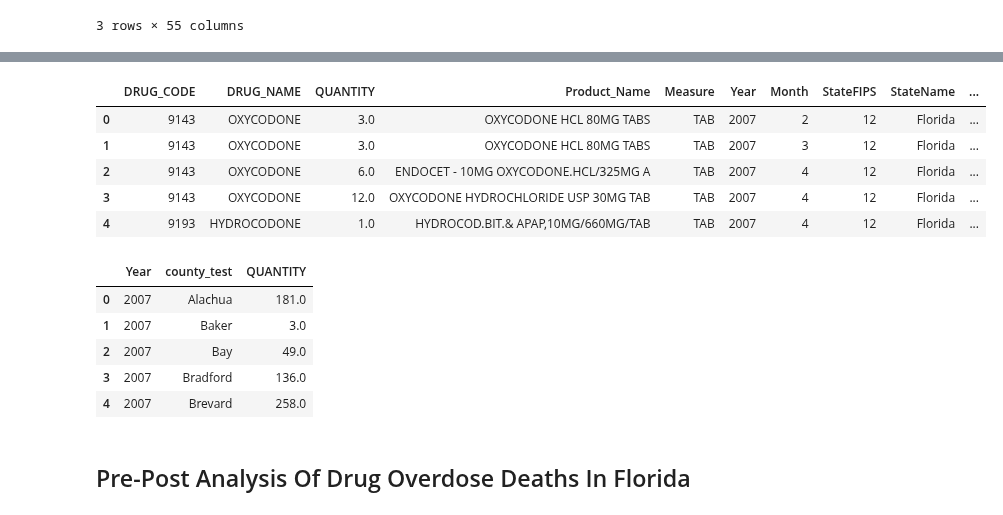
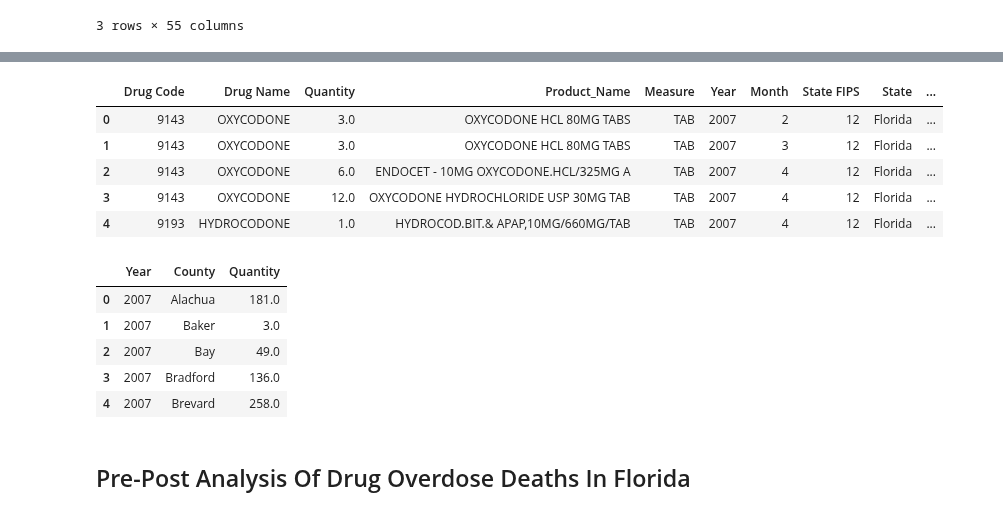
Before and after one commit to abzdel/Opioid-Analysis, a Jupyter notebook: Florida Diff-in-Diff Overdose Deaths.ipynb, the cells around one changed output, grey strips where cells are left out. Cells and saved outputs as stored; diff of their text form; code cells hidden in the pictures.

```diff
--- a/Florida Diff-in-Diff Overdose Deaths.ipynb
+++ b/Florida Diff-in-Diff Overdose Deaths.ipynb
@@ -61,11 +74,30 @@ prescriptions_reduced.head(5)
 prescriptions_reduced_copy = prescriptions_reduced.copy()
 
 prescriptions_reduced_copy["Year"] = prescriptions_reduced_copy["Year"].astype("int64")
-prescriptions_reduced_copy["DRUG_CODE"] = prescriptions_reduced_copy["DRUG_CODE"].astype("int64")
-prescriptions_reduced_copy["Month"] = prescriptions_reduced_copy["Month"].astype("int64")
-prescriptions_reduced_copy["Population"] = prescriptions_reduced_copy["Population"].astype("int64")
+prescriptions_reduced_copy["DRUG_CODE"] = prescriptions_reduced_copy[
+    "DRUG_CODE"
+].astype("int64")
+prescriptions_reduced_copy["Month"] = prescriptions_reduced_copy["Month"].astype(
+    "int64"
+)
+prescriptions_reduced_copy["Population"] = prescriptions_reduced_copy[
+    "Population"
+].astype("int64")
 
-prescriptions_reduced_copy.rename(columns = {"DRUG_CODE":"Drug Code","DRUG_NAME":"Drug Name","QUANTITY":"Quantity","StateFIPS":"State FIPS","StateName":"State Name","CountyFIPS":"County FIPS","state_abbrev":"State Abbreviation","FIP_unique":"FIPS_Unique","county_test":"County"},inplace=True)
+prescriptions_reduced_copy.rename(
+    columns={
+        "DRUG_CODE": "Drug Code",
+        "DRUG_NAME": "Drug Name",
+        "QUANTITY": "Quantity",
+        "StateFIPS": "State FIPS",
+        "StateName": "State",
+        "CountyFIPS": "County FIPS",
+        "state_abbrev": "State Abbreviation",
+        "FIP_unique": "FIPS_Unique",
+        "county_test": "County",
+    },
+    inplace=True,
+)
 # %%
 prescriptions_reduced_copy.head(3)
 # %% [output]
@@ -76,11 +108,13 @@ prescriptions_reduced_copy.head(3)
 # %%
 # creating a dataset that has all the drug prescriptions in the state of Florida
 
-florida_prescriptions = prescriptions_reduced_copy[prescriptions_reduced_copy["StateName"]=="Florida"]
+florida_prescriptions = prescriptions_reduced_copy[
+    prescriptions_reduced_copy["State"] == "Florida"
+]
 
 florida_prescriptions.head()
 # %% [output]
-|  | DRUG_CODE | DRUG_NAME | QUANTITY | Product_Name | Measure | Year | Month | StateFIPS | StateName | ... |
+|  | Drug Code | Drug Name | Quantity | Product_Name | Measure | Year | Month | State FIPS | State | ... |
 | 0 | 9143 | OXYCODONE | 3.0 | OXYCODONE HCL 80MG TABS | TAB | 2007 | 2 | 12 | Florida | ... |
 | 1 | 9143 | OXYCODONE | 3.0 | OXYCODONE HCL 80MG TABS | TAB | 2007 | 3 | 12 | Florida | ... |
 | 2 | 9143 | OXYCODONE | 6.0 | ENDOCET - 10MG OXYCODONE.HCL/325MG A | TAB | 2007 | 4 | 12 | Florida | ... |
@@ -89,10 +123,14 @@ florida_prescriptions.head()
 # %%
 # calculating and displaying total number of drug prescriptions that took place in Florida. results are grouped and displayed year and county wise
 
-florida_prescriptions_result = florida_prescriptions.groupby(["Year", "county_test"])["QUANTITY"].sum().reset_index()
+florida_prescriptions_result = (
+    florida_prescriptions.groupby(["Year", "County"])["Quantity"]
+    .sum()
+    .reset_index()
+)
 florida_prescriptions_result.head(5)
 # %% [output]
-|  | Year | county_test | QUANTITY |
+|  | Year | County | Quantity |
 | 0 | 2007 | Alachua | 181.0 |
 | 1 | 2007 | Baker | 3.0 |
 | 2 | 2007 | Bay | 49.0 |
```
Also changed, not shown: parts of 3 cells of this notebook.
